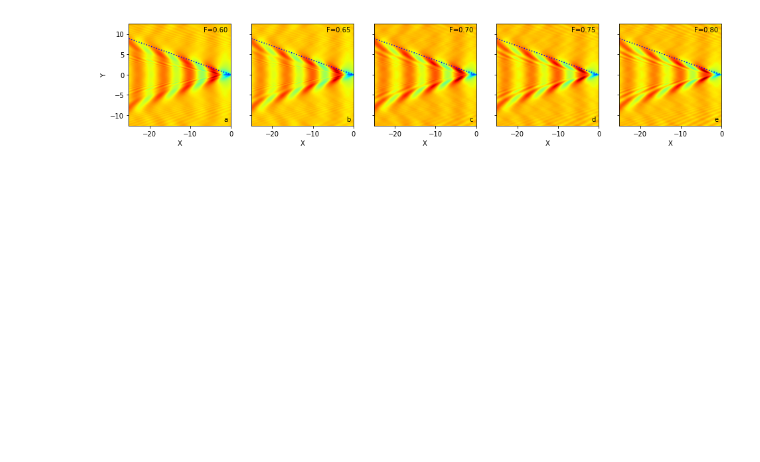
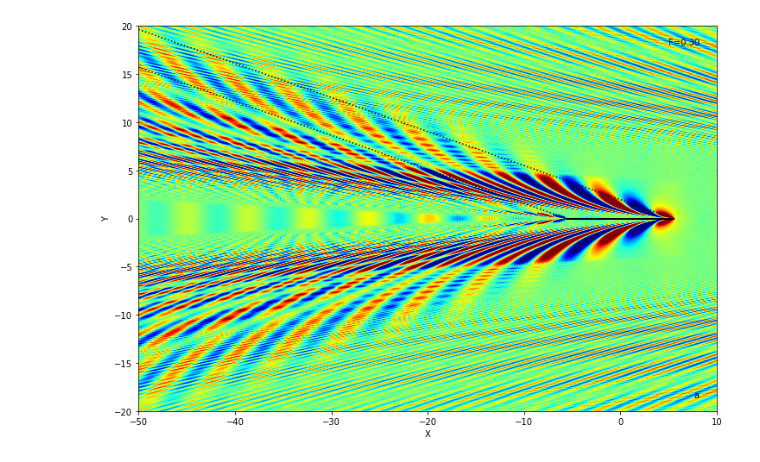
Before and after one commit to jcolen/kelvinmach, a Jupyter notebook: challenging_kelvin/FiniteLengthSegment.ipynb, the cells around one changed output. Cells and saved outputs as stored; diff of their text form; code cells hidden in the pictures; blank space fills up the shorter version.

```diff
--- a/challenging_kelvin/FiniteLengthSegment.ipynb
+++ b/challenging_kelvin/FiniteLengthSegment.ipynb
@@ -4,4 +4,7 @@ import matplotlib.pyplot as plt
 from math import pi
 plt.rcParams['image.cmap'] = 'jet'
 plt.rcParams['figure.facecolor'] = 'white'
+
+Xdict = {}
+Pdict = {}
 # %%
@@ -51,7 +58,7 @@ def draw_wake_plot(ax, x, phi, bound=None, scale=False):
         lbound = np.min(toshow[:])
     if scale:
         toshow -= avg
-        toshow = toshow / (ubound - lbound)
+        toshow = toshow / (ubound - lbound) * 2
         img = plt.imshow(toshow, extent=[-r, r, -r, r], \
                          interpolation='gaussian',
                          vmin=-1, vmax=1)
@@ -65,16 +72,23 @@ def draw_wake_plot(ax, x, phi, bound=None, scale=False):
                          interpolation='gaussian')
     return img
 
-def draw_kelvin_angle(ax, x, f=1000, color='blue'):
-    y = np.sqrt(x**2.0/8.)
-    ax.plot(x, y, color=color, linestyle=':')
+def draw_kelvin_angle(ax, x, color='black'):
+    slope = -1. / np.sqrt(8)
+    y = np.zeros(x.shape)
+    y[0, :] = slope * (x[0, :] - x[0, 1])
+    y[1, :] = slope * (x[1, :] - x[1, 1])
+    ax.plot(x[0, :], y[0, :], color=color, linestyle=':')
+    ax.plot(x[1, :], y[1, :], color=color, linestyle=':')
 
 def draw_inner_angle(ax, x, T, color='black'):
-    slope = np.sqrt(T - 1.) / (2. * T - 1.)
-    y = slope * x
-    ax.plot(x, -y, color=color, linestyle=':')
+    slope = -np.sqrt(T - 1.) / (2. * T - 1.)
+    y = np.zeros(x.shape)
+    y[0, :] = slope * (x[0, :] - x[0, 1])
+    y[1, :] = slope * (x[1, :] - x[1, 1])
+    ax.plot(x[0, :], y[0, :], color=color, linestyle=':')
+    ax.plot(x[1, :], y[1, :], color=color, linestyle=':')
 
-def draw_parametric_wake(ax, nmax, t, color='black', phase=phase):
+def draw_parametric_wake(ax, nmax, t, x=[0], color='black', phase=phase):
     t32 = np.power(t, 1.5)
     xtterm = (2*t - 1) / t32
     ytterm = np.sqrt(t - 1) / t32
@@ -82,7 +96,8 @@ def draw_parametric_wake(ax, nmax, t, color='black', phase=phase):
         t32 = np.power(t, 1.5)
         xt = -np.pi * (2 * n + 1 + phase) * xtterm
         yt = -np.pi * (2 * n + 1 + phase) * ytterm
-        ax.plot(xt, -yt, color=color, linestyle=':', linewidth=1)
+        for xz in x:
+            ax.plot(xt+xz, -yt, color=color, linestyle=':')
 
 def calc_T_value(f, a=1):
     return a * f * f * f * f
@@ -252,9 +232,9 @@ create_large_figure(fig, zerXs, zerPs, zerFs,
 # %%
-fig = plt.figure(figsize=(16, 8))
-create_large_figure(fig, vsmXs, vsmPs, vsmFs,
-                    #1, 5, scale=False,
-                    1, 5, scale=True, bounds=3,
-                    kelvin=True, inner=False, parametric=False)
+fig = plt.figure(figsize=(12, 12))
+create_large_figure(fig, Xdict, Pdict, [0.3],
+                    1, 1, scale=True, bounds=1,
+                    xbounds = [-50, 10], ybounds=[-20, 20],
+                    kelvin=True)
 # %% [output]
-[figure, old version]
+[figure, new version]
 # %%
```
Also changed, not shown: parts of 25 cells of this notebook, 11 other files.
